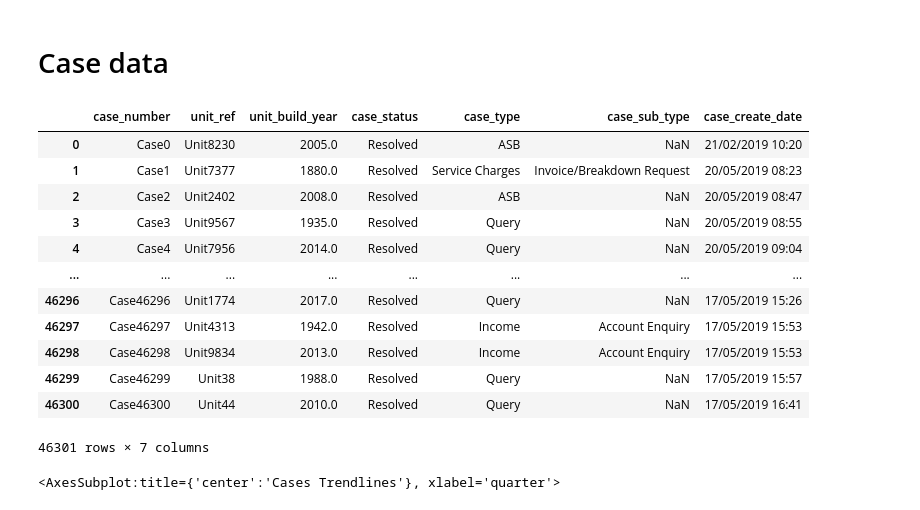
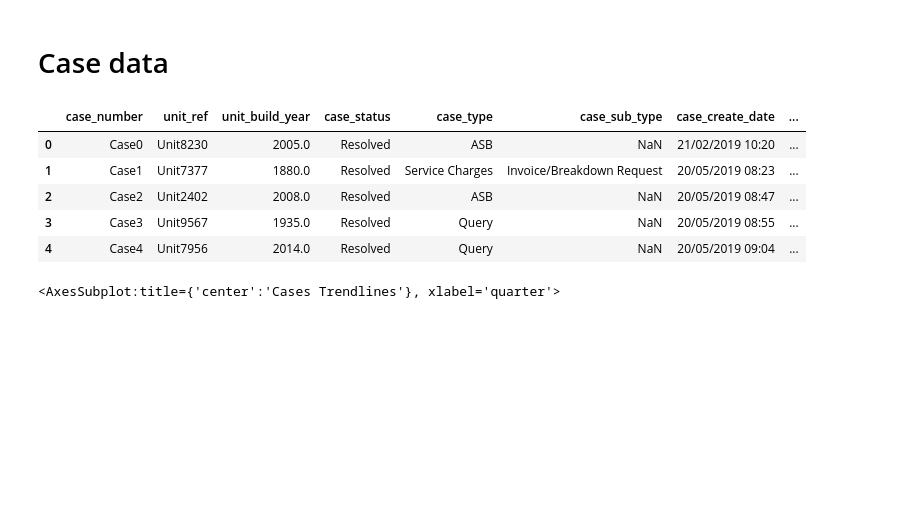
Before and after one commit to kleokog/Mycodes, a Jupyter notebook: L&Q/Code/Script 1.ipynb, the cells around one changed output. Saved outputs shown, nothing was run; the diff lists cells and outputs as text; code cells hidden in the pictures; blank space fills up the shorter version.

```diff
--- a/L&Q/Code/Script 1.ipynb
+++ b/L&Q/Code/Script 1.ipynb
@@ -164,22 +185,15 @@ open_contracts['tenacy_duration (years)'].value_counts().reset_index().sort_valu
 # %% [markdown]
 # Case data
 # %%
-case_data
+case_data.head()
 # which cases closes more effectively
 # %% [output]
-|  | case_number | unit_ref | unit_build_year | case_status | case_type | case_sub_type | case_create_date |
-| 0 | Case0 | Unit8230 | 2005.0 | Resolved | ASB | NaN | 21/02/2019 10:20 |
-| 1 | Case1 | Unit7377 | 1880.0 | Resolved | Service Charges | Invoice/Breakdown Request | 20/05/2019 08:23 |
-| 2 | Case2 | Unit2402 | 2008.0 | Resolved | ASB | NaN | 20/05/2019 08:47 |
-| 3 | Case3 | Unit9567 | 1935.0 | Resolved | Query | NaN | 20/05/2019 08:55 |
-| 4 | Case4 | Unit7956 | 2014.0 | Resolved | Query | NaN | 20/05/2019 09:04 |
-| ... | ... | ... | ... | ... | ... | ... | ... |
-| 46296 | Case46296 | Unit1774 | 2017.0 | Resolved | Query | NaN | 17/05/2019 15:26 |
-| 46297 | Case46297 | Unit4313 | 1942.0 | Resolved | Income | Account Enquiry | 17/05/2019 15:53 |
-| 46298 | Case46298 | Unit9834 | 2013.0 | Resolved | Income | Account Enquiry | 17/05/2019 15:53 |
-| 46299 | Case46299 | Unit38 | 1988.0 | Resolved | Query | NaN | 17/05/2019 15:57 |
-| 46300 | Case46300 | Unit44 | 2010.0 | Resolved | Query | NaN | 17/05/2019 16:41 |
+|  | case_number | unit_ref | unit_build_year | case_status | case_type | case_sub_type | case_create_date | ... |
+| 0 | Case0 | Unit8230 | 2005.0 | Resolved | ASB | NaN | 21/02/2019 10:20 | ... |
+| 1 | Case1 | Unit7377 | 1880.0 | Resolved | Service Charges | Invoice/Breakdown Request | 20/05/2019 08:23 | ... |
+| 2 | Case2 | Unit2402 | 2008.0 | Resolved | ASB | NaN | 20/05/2019 08:47 | ... |
+| 3 | Case3 | Unit9567 | 1935.0 | Resolved | Query | NaN | 20/05/2019 08:55 | ... |
+| 4 | Case4 | Unit7956 | 2014.0 | Resolved | Query | NaN | 20/05/2019 09:04 | ... |
-46301 rows × 7 columns
 # %%
 case_data['quarter'] = pd.PeriodIndex(case_data.case_create_date, freq='Q')
 # %%
```
Also changed, not shown: parts of 25 cells of this notebook.
